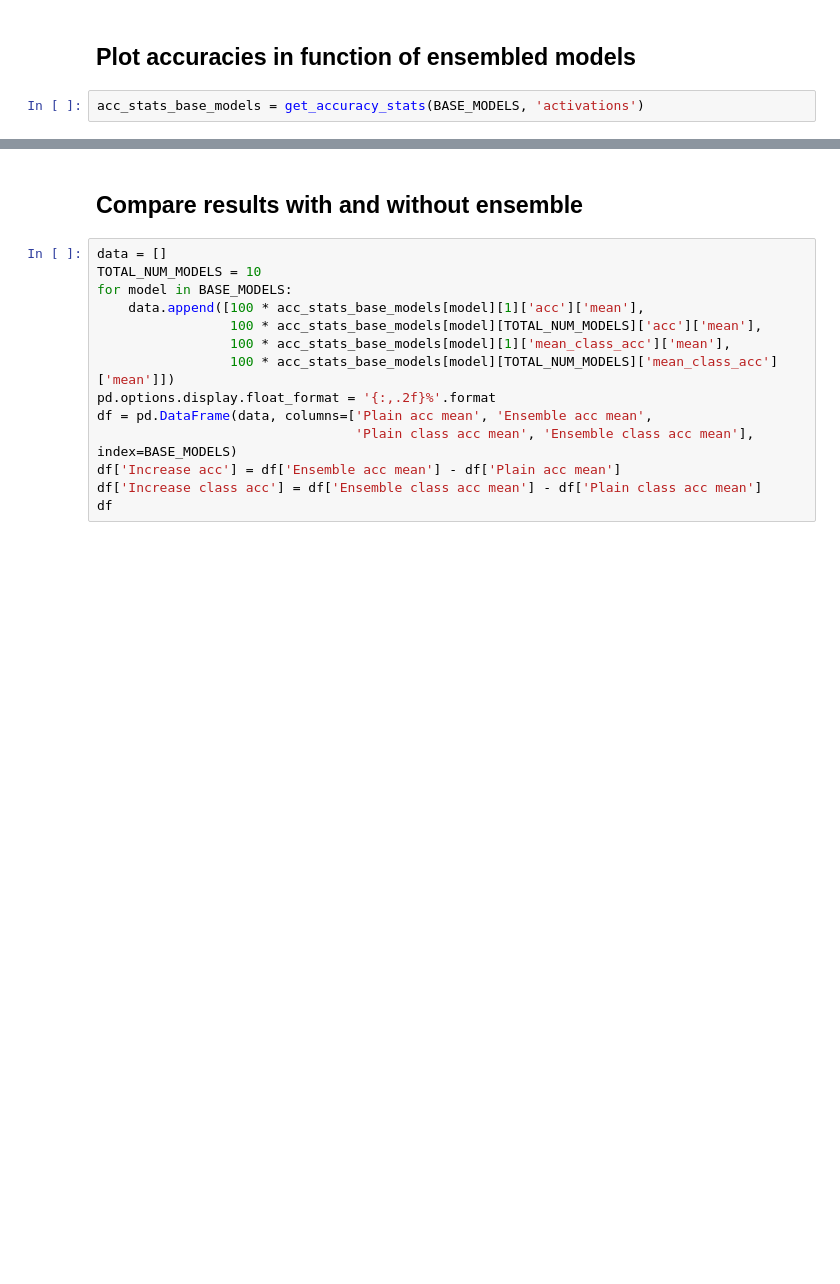
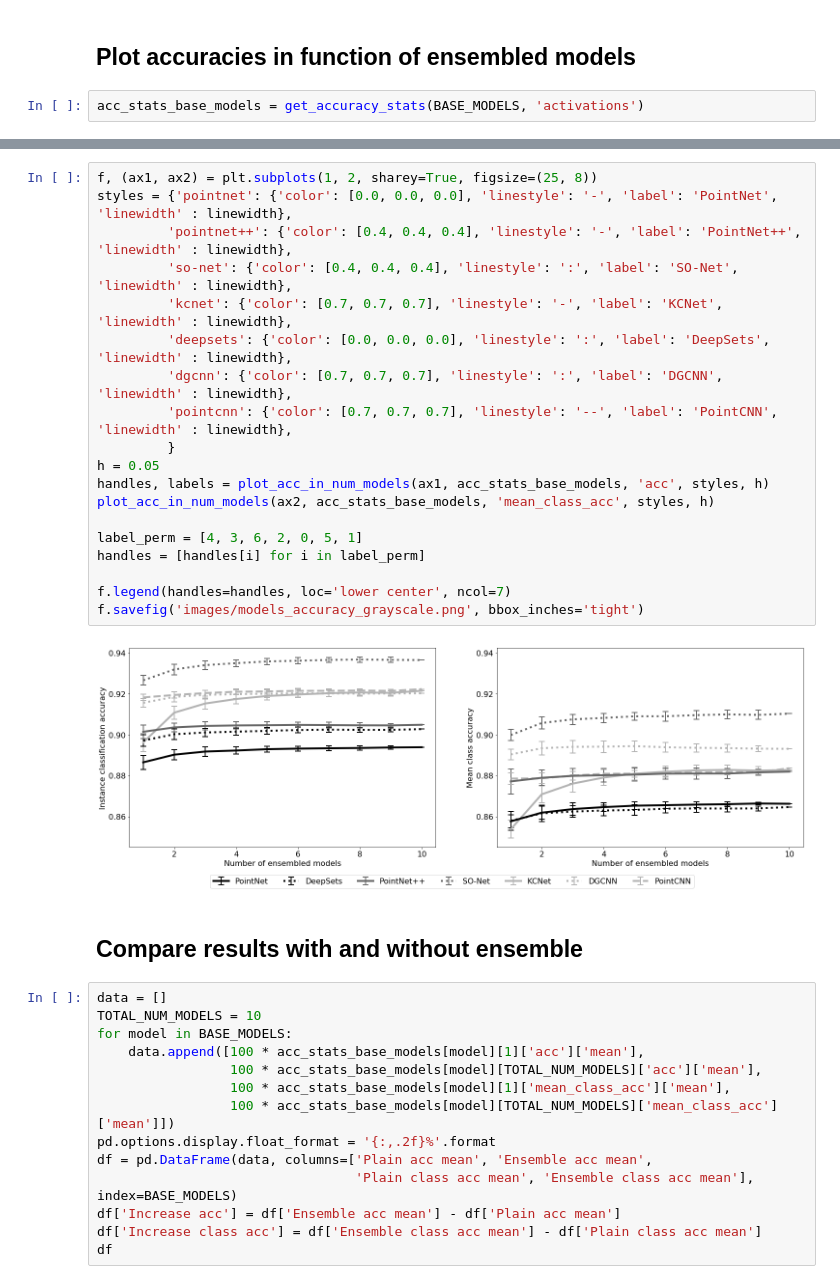
Before and after one commit to dkoguciuk/ensemble_learning_for_point_clouds, a Jupyter notebook: 3_1_simple_ensemble.ipynb, the cells around one changed output, grey strips where cells are left out. Cells and saved outputs as stored; diff of their text form; blank space fills up the shorter version.

```diff
--- a/3_1_simple_ensemble.ipynb
+++ b/3_1_simple_ensemble.ipynb
@@ -460,3 +504,24 @@ f.savefig('images/models_accuracy.png', bbox_inches='tight')
+# %%
+f, (ax1, ax2) = plt.subplots(1, 2, sharey=True, figsize=(25, 8))
+styles = {'pointnet': {'color': [0.0, 0.0, 0.0], 'linestyle': '-', 'label': 'PointNet', 'linewidth' : linewidth},
+         'pointnet++': {'color': [0.4, 0.4, 0.4], 'linestyle': '-', 'label': 'PointNet++', 'linewidth' : linewidth},
+         'so-net': {'color': [0.4, 0.4, 0.4], 'linestyle': ':', 'label': 'SO-Net', 'linewidth' : linewidth},
+         'kcnet': {'color': [0.7, 0.7, 0.7], 'linestyle': '-', 'label': 'KCNet', 'linewidth' : linewidth},
+         'deepsets': {'color': [0.0, 0.0, 0.0], 'linestyle': ':', 'label': 'DeepSets', 'linewidth' : linewidth},
+         'dgcnn': {'color': [0.7, 0.7, 0.7], 'linestyle': ':', 'label': 'DGCNN', 'linewidth' : linewidth},
+         'pointcnn': {'color': [0.7, 0.7, 0.7], 'linestyle': '--', 'label': 'PointCNN', 'linewidth' : linewidth},
+         }
+h = 0.05
+handles, labels = plot_acc_in_num_models(ax1, acc_stats_base_models, 'acc', styles, h)
+plot_acc_in_num_models(ax2, acc_stats_base_models, 'mean_class_acc', styles, h)
+
+label_perm = [4, 3, 6, 2, 0, 5, 1]
+handles = [handles[i] for i in label_perm]
+
+f.legend(handles=handles, loc='lower center', ncol=7)
+f.savefig('images/models_accuracy_grayscale.png', bbox_inches='tight')
+# %% [output]
+[figure, added]
 # %% [markdown]
 ## Compare results with and without ensemble
 # %%
```
Also changed, not shown: parts of 4 cells of this notebook, 6 other files.
